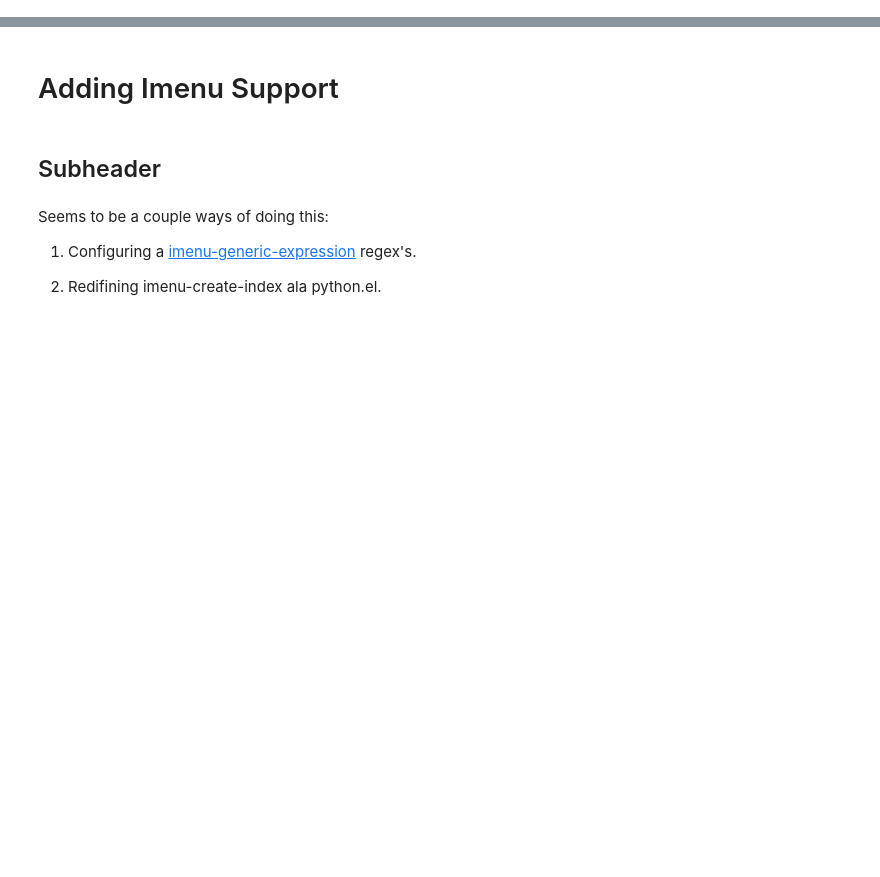
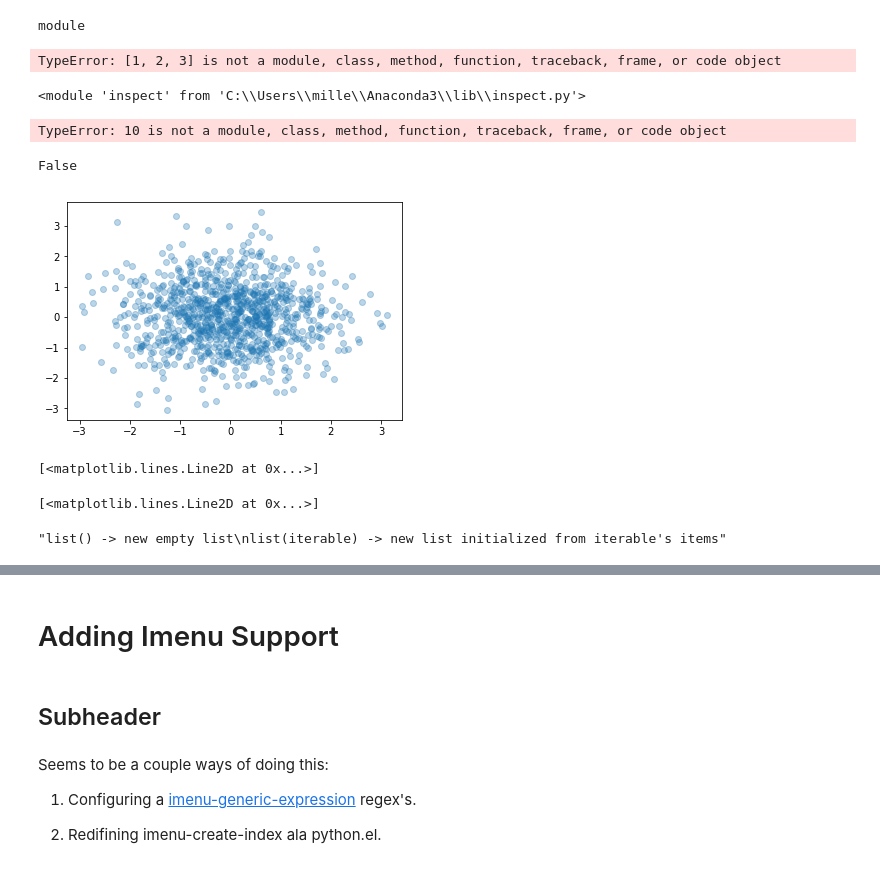
Before and after one commit to millejoh/emacs-ipython-notebook, a Jupyter notebook: Development Ideas.ipynb, the cells around one changed output, grey strips where cells are left out. Cells and saved outputs as stored; diff of their text form; code cells hidden in the pictures; blank space fills up the shorter version.

```diff
--- a/Development Ideas.ipynb
+++ b/Development Ideas.ipynb
@@ -0,0 +13,40 @@
+# %%
+mylst = [1, 2, 3]
+type(inspect)
+# %% [output]
+module
+# %%
+inspect.getsourcefile(mylst)
+# %% [output]
+TypeError: [1, 2, 3] is not a module, class, method, function, traceback, frame, or code object
+# %%
+eval('inspect')
+# %% [output]
+<module 'inspect' from 'C:\\Users\\mille\\Anaconda3\\lib\\inspect.py'>
+# %%
+inspect.getsource(a)
+# %% [output]
+TypeError: 10 is not a module, class, method, function, traceback, frame, or code object
+# %%
+inspect.isbuiltin(a)
+# %% [output]
+False
+# %%
+%matplotlib inline
+import matplotlib.pyplot as plt
+import numpy as np
+ax = plt.plot(np.random.randn(1000), np.random.randn(1000), 'o', alpha=0.3)
+# %% [output]
+[figure, added]
+# %%
+ax
+# %% [output]
+[<matplotlib.lines.Line2D at 0x...>]
+# %%
+eval('ax')
+# %% [output]
+[<matplotlib.lines.Line2D at 0x...>]
+# %%
+inspect.getdoc(ax)
+# %% [output]
+"list() -> new empty list\nlist(iterable) -> new list initialized from iterable's items"
```
Also changed, not shown: parts of 6 cells of this notebook, 2 other files.
